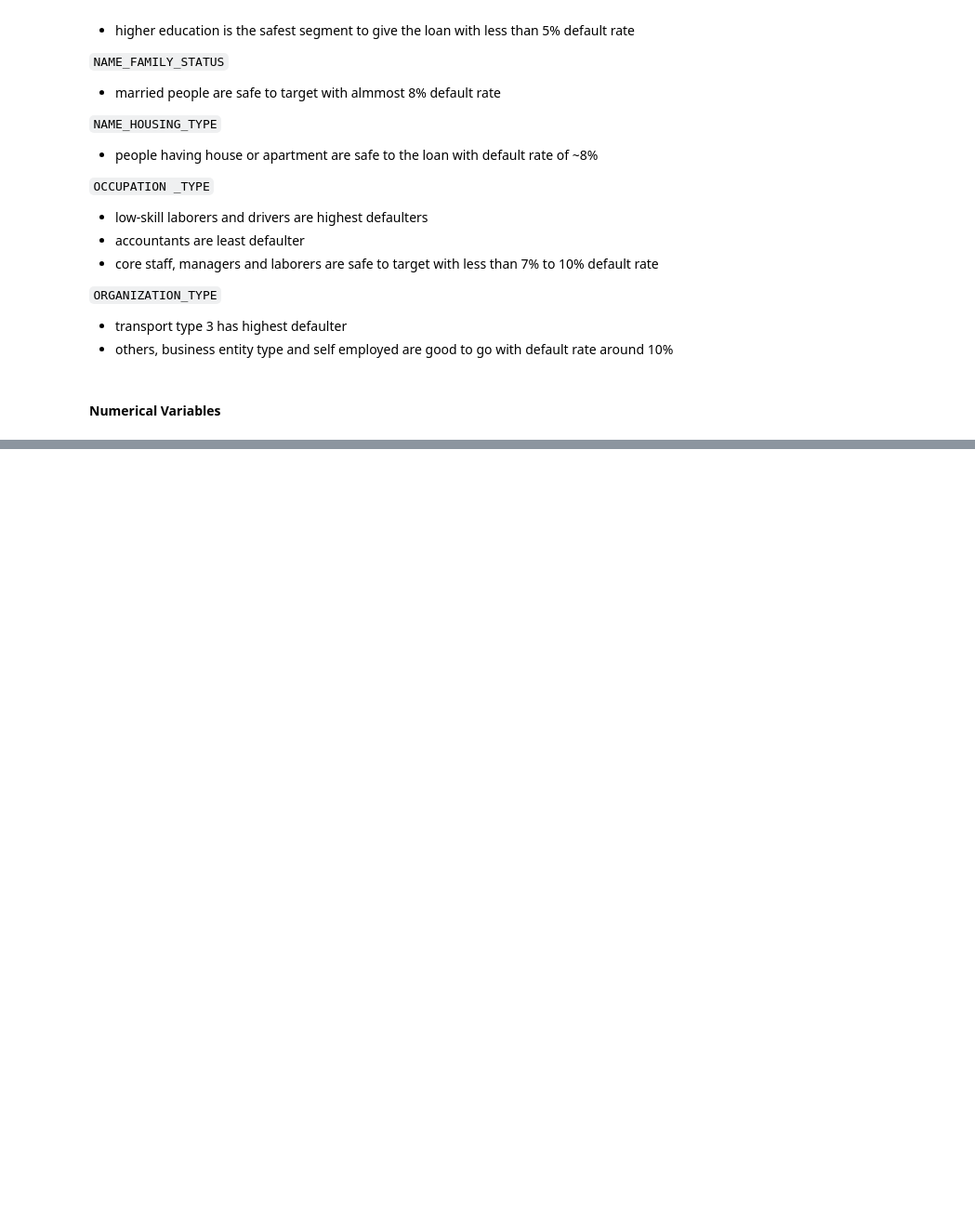
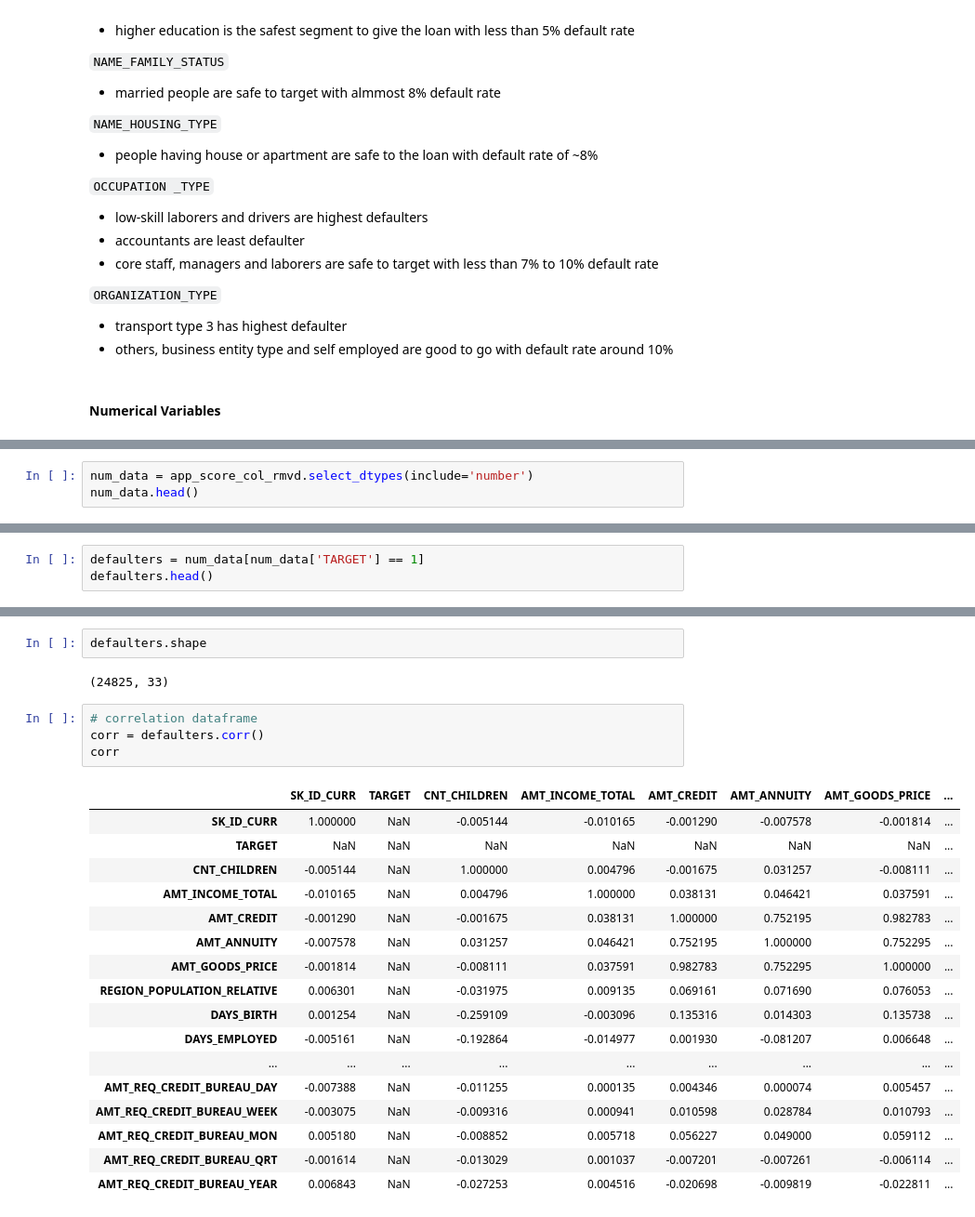
Before and after one commit to htetaunglynn94/portfolio_projects, a Jupyter notebook: eda_on_loan_default.ipynb, the cells around one changed output, grey strips where cells are left out. Shown at 93% size. Saved outputs shown, nothing was run; the diff lists cells and outputs as text; blank space fills up the shorter version.

Commit message:
update loan default project

```diff
--- a/eda_on_loan_default.ipynb
+++ b/eda_on_loan_default.ipynb
@@ -954,0 +975,3 @@ for i, var in enumerate(obj_var):
+# %%
+num_data = app_score_col_rmvd.select_dtypes(include='number')
+num_data.head()
@@ -954,0 +985,3 @@ for i, var in enumerate(obj_var):
+# %%
+defaulters = num_data[num_data['TARGET'] == 1]
+defaulters.head()
@@ -954,0 +1005,26 @@ for i, var in enumerate(obj_var):
+# %%
+defaulters.shape
+# %% [output]
+(24825, 33)
+# %%
+# correlation dataframe
+corr = defaulters.corr()
+corr
+# %% [output]
+|  | SK_ID_CURR | TARGET | CNT_CHILDREN | AMT_INCOME_TOTAL | AMT_CREDIT | AMT_ANNUITY | AMT_GOODS_PRICE | ... |
+| SK_ID_CURR | 1.000000 | NaN | -0.005144 | -0.010165 | -0.001290 | -0.007578 | -0.001814 | ... |
+| TARGET | NaN | NaN | NaN | NaN | NaN | NaN | NaN | ... |
+| CNT_CHILDREN | -0.005144 | NaN | 1.000000 | 0.004796 | -0.001675 | 0.031257 | -0.008111 | ... |
+| AMT_INCOME_TOTAL | -0.010165 | NaN | 0.004796 | 1.000000 | 0.038131 | 0.046421 | 0.037591 | ... |
+| AMT_CREDIT | -0.001290 | NaN | -0.001675 | 0.038131 | 1.000000 | 0.752195 | 0.982783 | ... |
+| AMT_ANNUITY | -0.007578 | NaN | 0.031257 | 0.046421 | 0.752195 | 1.000000 | 0.752295 | ... |
+| AMT_GOODS_PRICE | -0.001814 | NaN | -0.008111 | 0.037591 | 0.982783 | 0.752295 | 1.000000 | ... |
+| REGION_POPULATION_RELATIVE | 0.006301 | NaN | -0.031975 | 0.009135 | 0.069161 | 0.071690 | 0.076053 | ... |
+| DAYS_BIRTH | 0.001254 | NaN | -0.259109 | -0.003096 | 0.135316 | 0.014303 | 0.135738 | ... |
+| DAYS_EMPLOYED | -0.005161 | NaN | -0.192864 | -0.014977 | 0.001930 | -0.081207 | 0.006648 | ... |
+| ... | ... | ... | ... | ... | ... | ... | ... | ... |
+| AMT_REQ_CREDIT_BUREAU_DAY | -0.007388 | NaN | -0.011255 | 0.000135 | 0.004346 | 0.000074 | 0.005457 | ... |
+| AMT_REQ_CREDIT_BUREAU_WEEK | -0.003075 | NaN | -0.009316 | 0.000941 | 0.010598 | 0.028784 | 0.010793 | ... |
+| AMT_REQ_CREDIT_BUREAU_MON | 0.005180 | NaN | -0.008852 | 0.005718 | 0.056227 | 0.049000 | 0.059112 | ... |
+| AMT_REQ_CREDIT_BUREAU_QRT | -0.001614 | NaN | -0.013029 | 0.001037 | -0.007201 | -0.007261 | -0.006114 | ... |
+| AMT_REQ_CREDIT_BUREAU_YEAR | 0.006843 | NaN | -0.027253 | 0.004516 | -0.020698 | -0.009819 | -0.022811 | ... |
```
Also changed, not shown: parts of 14 cells of this notebook.
